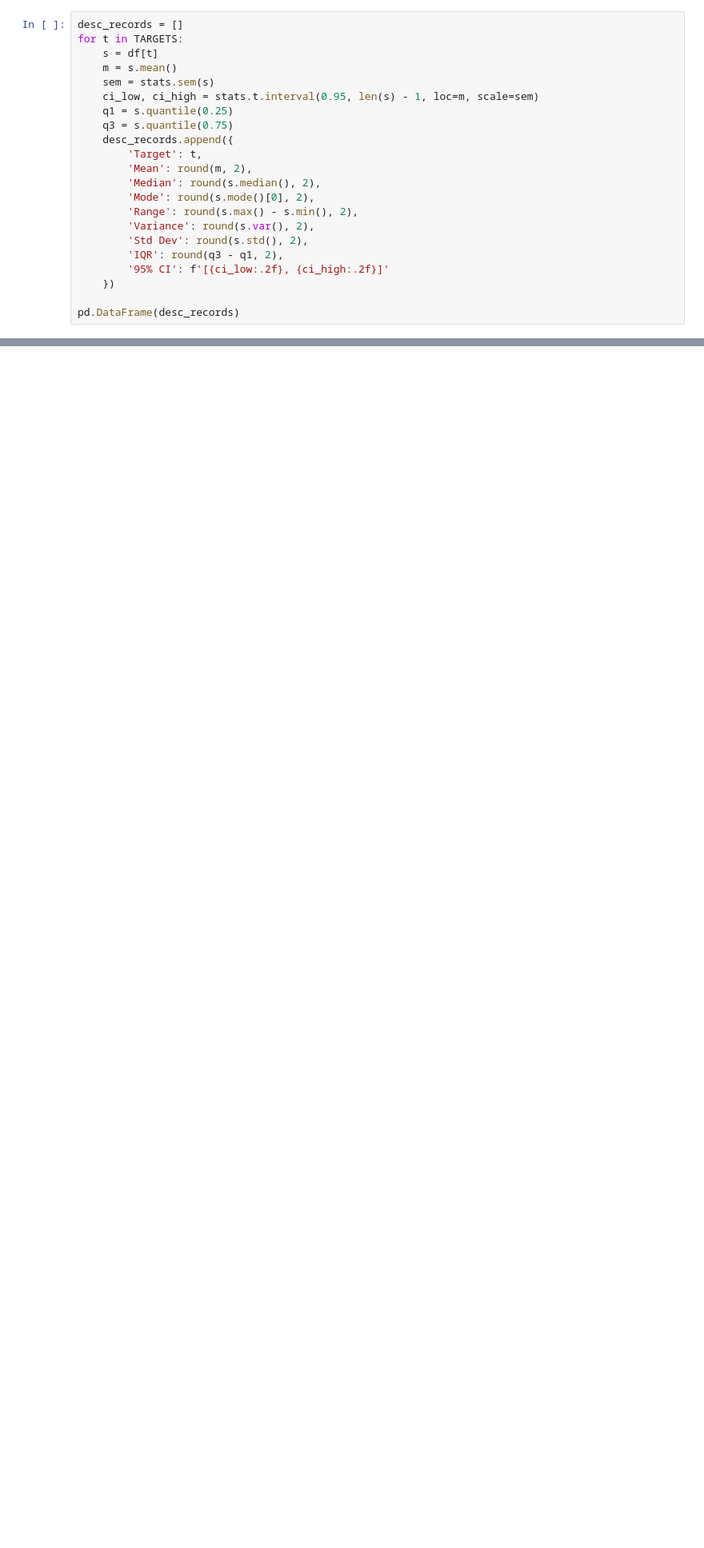
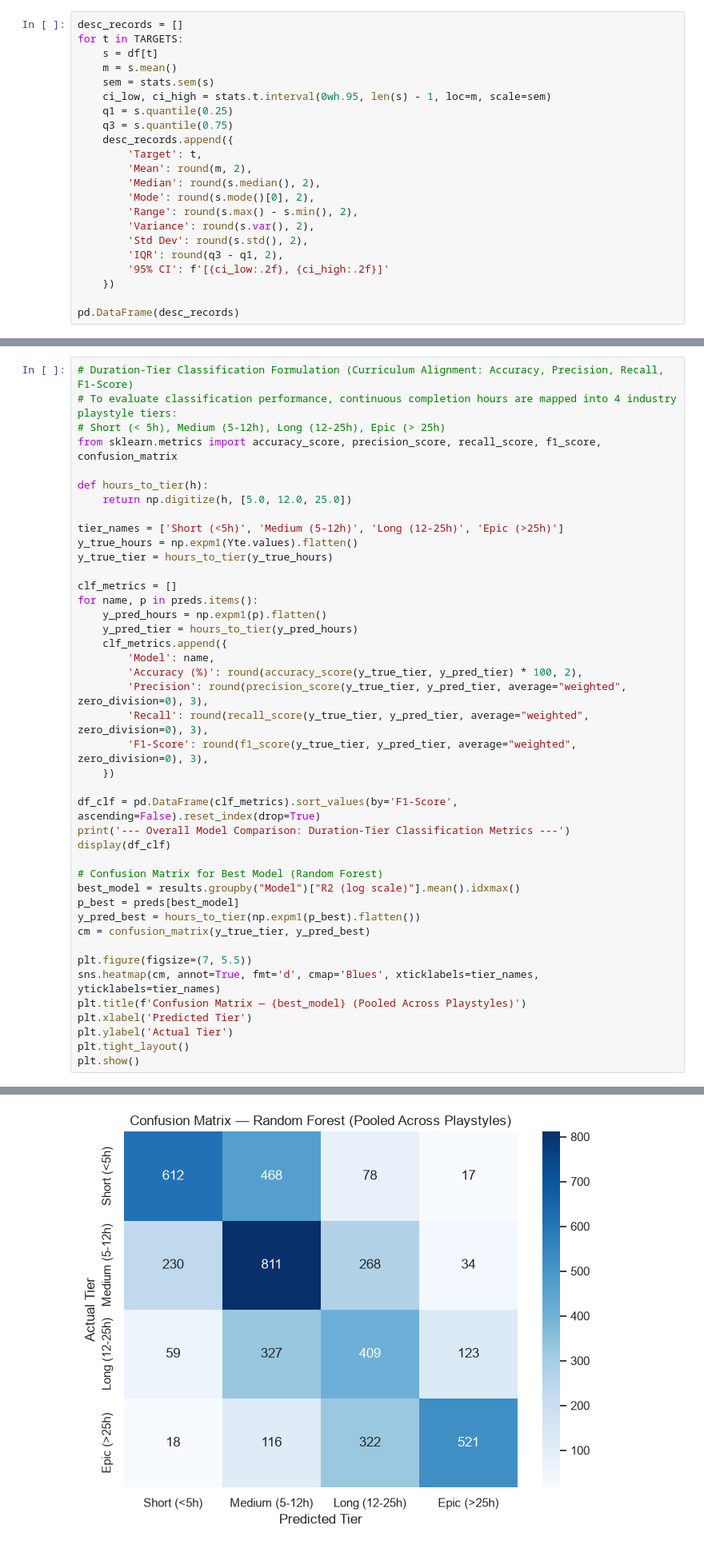
Before and after one commit to krrishparmar/Game-Completion-Time-Predictor, a Jupyter notebook: game_completion_time_regression.ipynb, the cells around one changed output, grey strips where cells are left out. Shown at 80% size. Saved outputs shown, nothing was run; the diff lists cells and outputs as text; blank space fills up the shorter version.

```diff
--- a/game_completion_time_regression.ipynb
+++ b/game_completion_time_regression.ipynb
@@ -89,7 +136,7 @@ for t in TARGETS:
     s = df[t]
     m = s.mean()
     sem = stats.sem(s)
-    ci_low, ci_high = stats.t.interval(0.95, len(s) - 1, loc=m, scale=sem)
+    ci_low, ci_high = stats.t.interval(0wh.95, len(s) - 1, loc=m, scale=sem)
     q1 = s.quantile(0.25)
     q3 = s.quantile(0.75)
     desc_records.append({
@@ -412,3 +431,46 @@ results.pivot(index='Model', columns='Target', values='R2 (log scale)')[TARGETS]
 | Random Forest | 0.463 | 0.473 | 0.476 |
 | Ridge (baseline) | 0.373 | 0.381 | 0.393 |
 | SVR | 0.458 | 0.467 | 0.453 |
+# %%
+# Duration-Tier Classification Formulation (Curriculum Alignment: Accuracy, Precision, Recall, F1-Score)
+# To evaluate classification performance, continuous completion hours are mapped into 4 industry playstyle tiers:
+# Short (< 5h), Medium (5-12h), Long (12-25h), Epic (> 25h)
+from sklearn.metrics import accuracy_score, precision_score, recall_score, f1_score, confusion_matrix
+
+def hours_to_tier(h):
+    return np.digitize(h, [5.0, 12.0, 25.0])
+
+tier_names = ['Short (<5h)', 'Medium (5-12h)', 'Long (12-25h)', 'Epic (>25h)']
+y_true_hours = np.expm1(Yte.values).flatten()
+y_true_tier = hours_to_tier(y_true_hours)
+
+clf_metrics = []
+for name, p in preds.items():
+    y_pred_hours = np.expm1(p).flatten()
+    y_pred_tier = hours_to_tier(y_pred_hours)
+    clf_metrics.append({
+        'Model': name,
+        'Accuracy (%)': round(accuracy_score(y_true_tier, y_pred_tier) * 100, 2),
+        'Precision': round(precision_score(y_true_tier, y_pred_tier, average="weighted", zero_division=0), 3),
+        'Recall': round(recall_score(y_true_tier, y_pred_tier, average="weighted", zero_division=0), 3),
+        'F1-Score': round(f1_score(y_true_tier, y_pred_tier, average="weighted", zero_division=0), 3),
+    })
+
+df_clf = pd.DataFrame(clf_metrics).sort_values(by='F1-Score', ascending=False).reset_index(drop=True)
+print('--- Overall Model Comparison: Duration-Tier Classification Metrics ---')
+display(df_clf)
+
+# Confusion Matrix for Best Model (Random Forest)
+best_model = results.groupby("Model")["R2 (log scale)"].mean().idxmax()
+p_best = preds[best_model]
+y_pred_best = hours_to_tier(np.expm1(p_best).flatten())
+cm = confusion_matrix(y_true_tier, y_pred_best)
+
+plt.figure(figsize=(7, 5.5))
+sns.heatmap(cm, annot=True, fmt='d', cmap='Blues', xticklabels=tier_names, yticklabels=tier_names)
+plt.title(f'Confusion Matrix — {best_model} (Pooled Across Playstyles)')
+plt.xlabel('Predicted Tier')
+plt.ylabel('Actual Tier')
+plt.tight_layout()
+plt.show()
+# %% [output]
@@ -415,3 +484,4 @@ results.pivot(index='Model', columns='Target', values='R2 (log scale)')[TARGETS]
+[figure, added]
 # %%
 best = results.groupby('Model')['R2 (log scale)'].mean().idxmax()
 print('Best model:', best)
```
Also changed, not shown: parts of 23 cells of this notebook, 3 other files.
